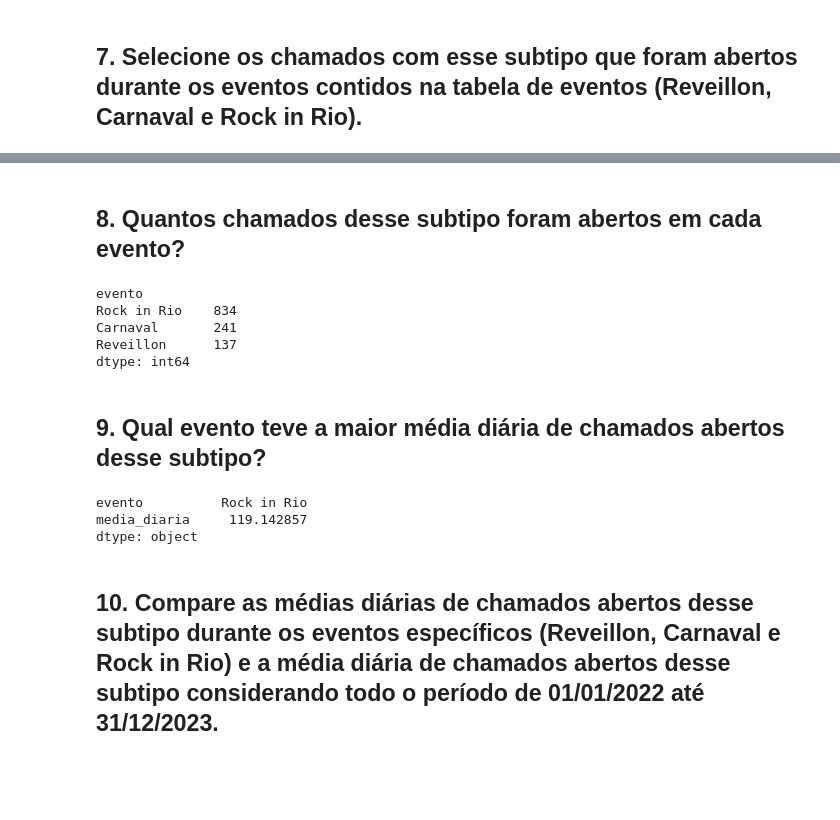
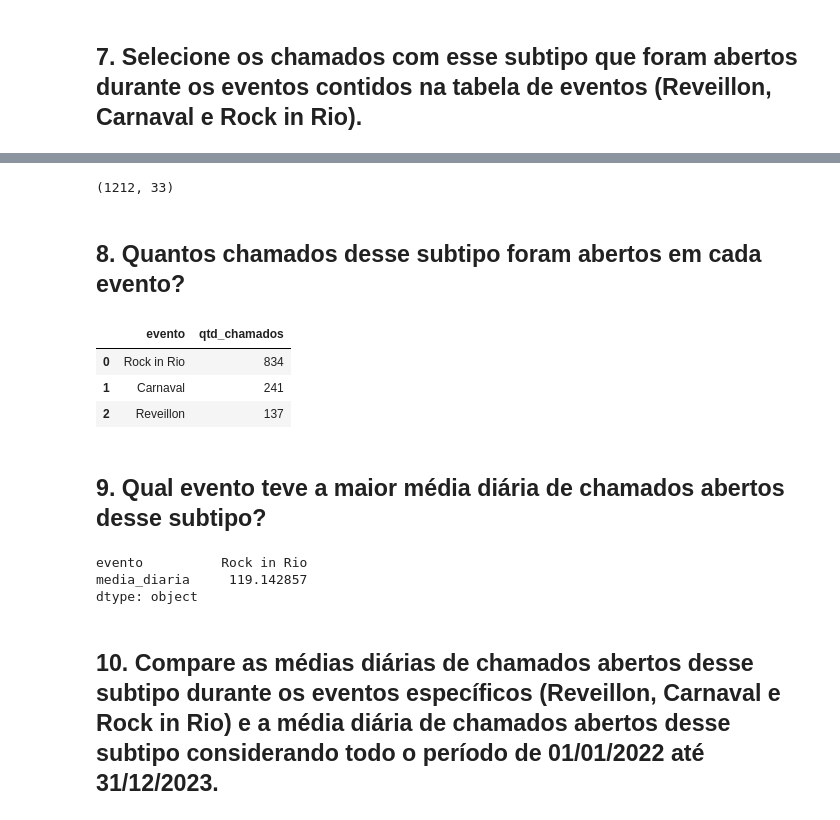
Before and after one commit to gabryellesoares/emd-desafio-junior-data-scientist, a Jupyter notebook: analise_python.ipynb, the cells around one changed output, grey strips where cells are left out. Drawn from its saved outputs; the diff is of its cells as text; code cells hidden in the pictures; blank space fills up the shorter version.

```diff
--- a/analise_python.ipynb
+++ b/analise_python.ipynb
@@ -135,0 +133,10 @@ chamados_perturbacao_eventos.shape
+# %%
+chamados_perturbacao_eventos = []
+
+for _, row in eventos.iterrows():
+    if row['evento'] in ['Carnaval', 'Reveillon', 'Rock in Rio']:
+        c = chamados_perturbacao[chamados_perturbacao['data_inicio'].dt.date.between(row['data_inicial'], row['data_final'])]
+        c['evento'] = row.evento
+        chamados_perturbacao_eventos.append(c)
+
+chamados_perturbacao_eventos = pd.concat(chamados_perturbacao_eventos, ignore_index=True)
@@ -136,23 +153,26 @@ chamados_perturbacao_eventos.shape
+# %%
+chamados_perturbacao_eventos.shape
+# %% [output]
+(1212, 33)
 # %% [markdown]
 ## 8. Quantos chamados desse subtipo foram abertos em cada evento?
 # %%
-chamados_perturbacao_eventos.groupby('evento').size().sort_values(ascending=False)
+chamados_perturbacao_eventos.groupby('evento').size().sort_values(ascending=False).reset_index(name='qtd_chamados')
 # %% [output]
-evento
-Rock in Rio    834
-Carnaval       241
-Reveillon      137
-dtype: int64
+|  | evento | qtd_chamados |
+| 0 | Rock in Rio | 834 |
+| 1 | Carnaval | 241 |
+| 2 | Reveillon | 137 |
 # %% [markdown]
 ## 9. Qual evento teve a maior média diária de chamados abertos desse subtipo?
 # %%
 media_diaria_eventos = chamados_perturbacao_eventos.groupby(['evento', chamados_perturbacao_eventos['data_inicio'].dt.date]).size().groupby('evento').mean().sort_values(ascending=False).reset_index(name='media_diaria')
-# %%
-media_diaria_eventos.max()
-# %% [output]
-evento          Rock in Rio
-media_diaria     119.142857
-dtype: object
+# %%
+media_diaria_eventos.max()
+# %% [output]
+evento          Rock in Rio
+media_diaria     119.142857
+dtype: object
 # %% [markdown]
 ## 10. Compare as médias diárias de chamados abertos desse subtipo durante os eventos específicos (Reveillon, Carnaval e Rock in Rio) e a média diária de chamados abertos desse subtipo considerando todo o período de 01/01/2022 até 31/12/2023.
 # %%
```
Also changed, not shown: parts of 18 cells of this notebook, 3 other files.
